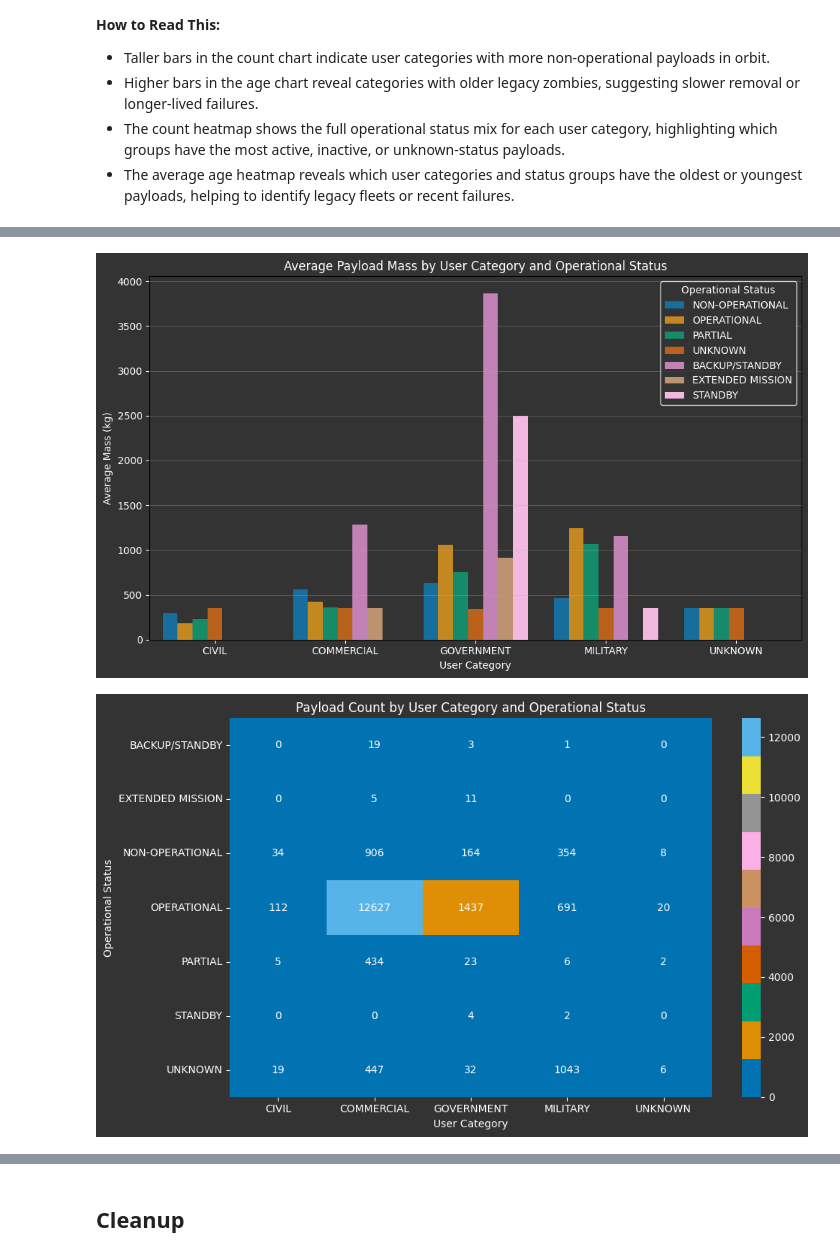
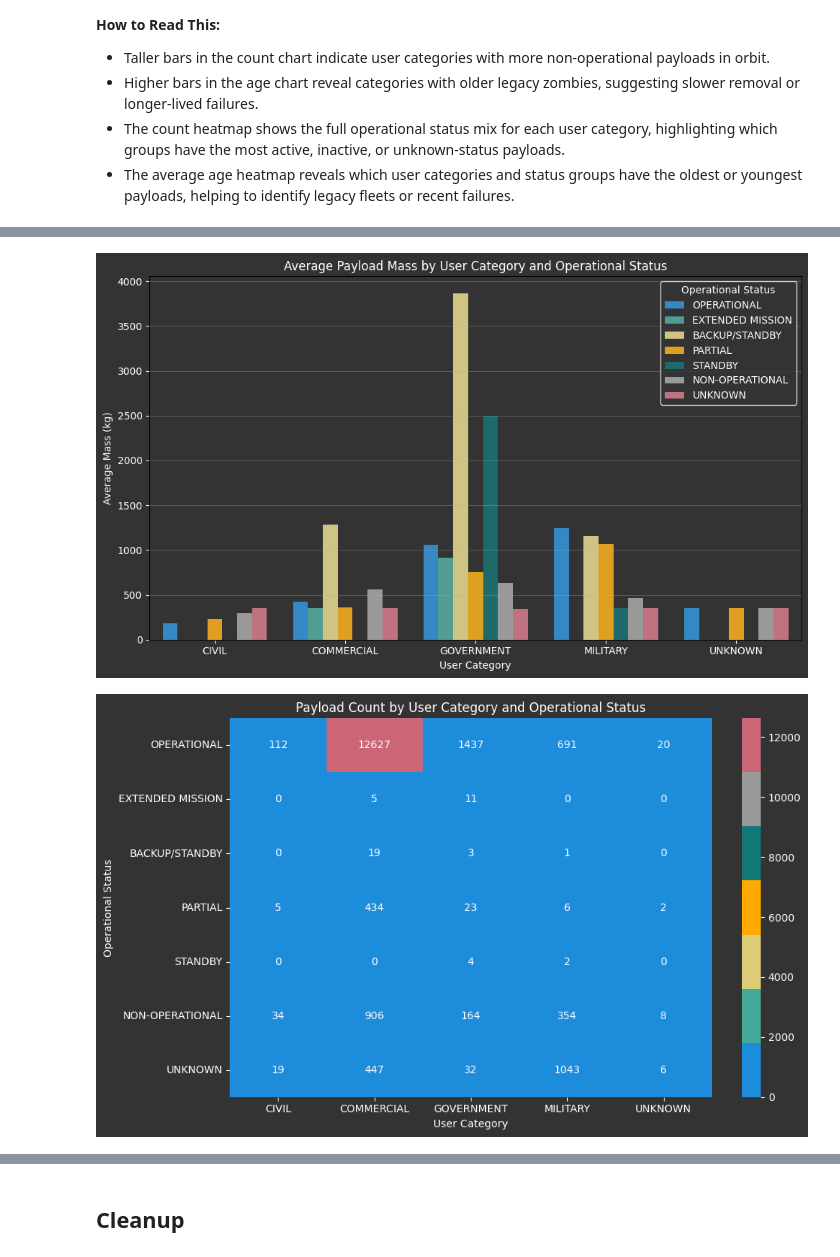
Before and after one commit to sithid/orbital-debris-assessment, a Jupyter notebook: notebooks/05_orbital_debris_exploration.ipynb, the cells around one changed output, grey strips where cells are left out. Saved outputs shown, nothing was run; the diff lists cells and outputs as text; code cells hidden in the pictures.

Commit message:
adjusted some visuals, lowered dpi, hopefully this makes the charts a little smaller but still reasonably sized

```diff
--- a/notebooks/05_orbital_debris_exploration.ipynb
+++ b/notebooks/05_orbital_debris_exploration.ipynb
@@ -3140,7 +3141,7 @@ plt.xlabel('User Category')
 plt.ylabel('Zombie Payload Count')
 
 plt.tight_layout()
-plt.savefig('../charts/zombie_payload_count_by_user_category_exp.png', bbox_inches='tight', dpi=150)
+plt.savefig('../charts/zombie_payload_count_by_user_category_exp.png', bbox_inches='tight', dpi=100)
 plt.show()
 
 # Bar chart of average age of non-operational payloads by user category.
@@ -3157,18 +3158,34 @@ plt.xlabel('User Category')
 plt.ylabel('Satellite Age (years)')
 
 plt.tight_layout()
-plt.savefig('../charts/zombie_payload_avg_age_by_user_category_exp.png', bbox_inches='tight', dpi=150)
+plt.savefig('../charts/zombie_payload_avg_age_by_user_category_exp.png', bbox_inches='tight', dpi=100)
 plt.show()
 
 # Bar chart of average mass of payloads by user category and operational status.
+
+# custom ops status color palette to ensure consistent mapping across charts
+ops_status_mapping = {
+    'OPERATIONAL': '#1d8cdb',      # blue
+    'EXTENDED MISSION': '#44aa99',  # teal
+    'BACKUP/STANDBY': '#ddcc77',    # tan
+    'PARTIAL': '#ffaa00',           # orange
+    'STANDBY': '#117777',           # dark teal
+    'NON-OPERATIONAL': '#999999',   # gray
+    'UNKNOWN': '#cc6677'            # pink
+}
+
+ops_status_order = ['OPERATIONAL', 'EXTENDED MISSION', 'BACKUP/STANDBY', 'PARTIAL', 'STANDBY', 'NON-OPERATIONAL', 'UNKNOWN']
+
+colors = [ops_status_mapping.get(status, '#999999') for status in ops_status_order]
+
 plt.figure(figsize=(10, 6))
-
 sns.barplot(
   data=df_category_payloads_grouped,
   x='user_category',
   y='avg_mass_kg',
   hue='ops_status',
-  palette='colorblind'
+  palette=colors,
+  hue_order=ops_status_order
 )
 
 plt.title('Average Payload Mass by User Category and Operational Status')
@@ -3176,9 +3193,8 @@ plt.xlabel('User Category')
 plt.ylabel('Average Mass (kg)')
 plt.legend(title='Operational Status')
 plt.grid(axis='y', alpha=0.3)
-
 plt.tight_layout()
-plt.savefig('../charts/payload_mass_user_category_ops_status_exp.png', bbox_inches='tight', dpi=150)
+plt.savefig('../charts/payload_mass_user_category_ops_status_exp.png', bbox_inches='tight', dpi=100)
 plt.show()
 
 # Heatmap of payload count by user category and operational status.
@@ -3191,41 +3207,45 @@ pivot_count = (
   .fillna(0)
 )
 
+pivot_count = pivot_count.reindex(ops_status_order)
+
 plt.figure(figsize=(10, 6))
 
-sns.heatmap(pivot_count, annot=True, fmt=".0f", cmap=sns.color_palette("colorblind", as_cmap=True))
+sns.heatmap(pivot_count, annot=True, fmt=".0f", cmap=sns.color_palette(colors, as_cmap=True))
 
 plt.title('Payload Count by User Category and Operational Status')
 plt.xlabel('User Category')
 plt.ylabel('Operational Status')
 
 plt.tight_layout()
-plt.savefig('../charts/payload_count_user_category_ops_status_heatmap_exp.png', bbox_inches='tight', dpi=150)
+plt.savefig('../charts/payload_count_user_category_ops_status_heatmap_exp.png', bbox_inches='tight', dpi=100)
 plt.show()
 
 # Heatmap of average payload age by user category and operational status.
 pivot_age = (
   df_category_payload_status_all
   .groupby(['user_category', 'ops_status'])
   .agg(avg_age_years=('sat_age_years', 'mean'))
   .reset_index()
   .pivot(index='ops_status', columns='user_category', values='avg_age_years')
   .fillna(0)
 )
 
+pivot_age = pivot_age.reindex(ops_status_order)
+
 plt.figure(figsize=(10, 6))
 
-sns.heatmap(pivot_age, annot=True, fmt=".1f", cmap=sns.color_palette("colorblind", as_cmap=True))
+sns.heatmap(pivot_age, annot=True, fmt=".1f", cmap=sns.color_palette(colors, as_cmap=True))
 
 plt.title('Average Payload Age by User Category and Operational Status')
 plt.xlabel('User Category')
 plt.ylabel('Operational Status')
 
 plt.tight_layout()
-plt.savefig('../charts/payload_avg_age_user_category_ops_status_heatmap_exp.png', bbox_inches='tight', dpi=150)
+plt.savefig('../charts/payload_avg_age_user_category_ops_status_heatmap_exp.png', bbox_inches='tight', dpi=100)
 plt.show()
 # %% [output]
 [figure]
 [figure]
-[figure, old version]
+[figure, new version]
-[figure, old version]
+[figure, new version]
```
Also changed, not shown: parts of 28 cells of this notebook, 46 other files.
